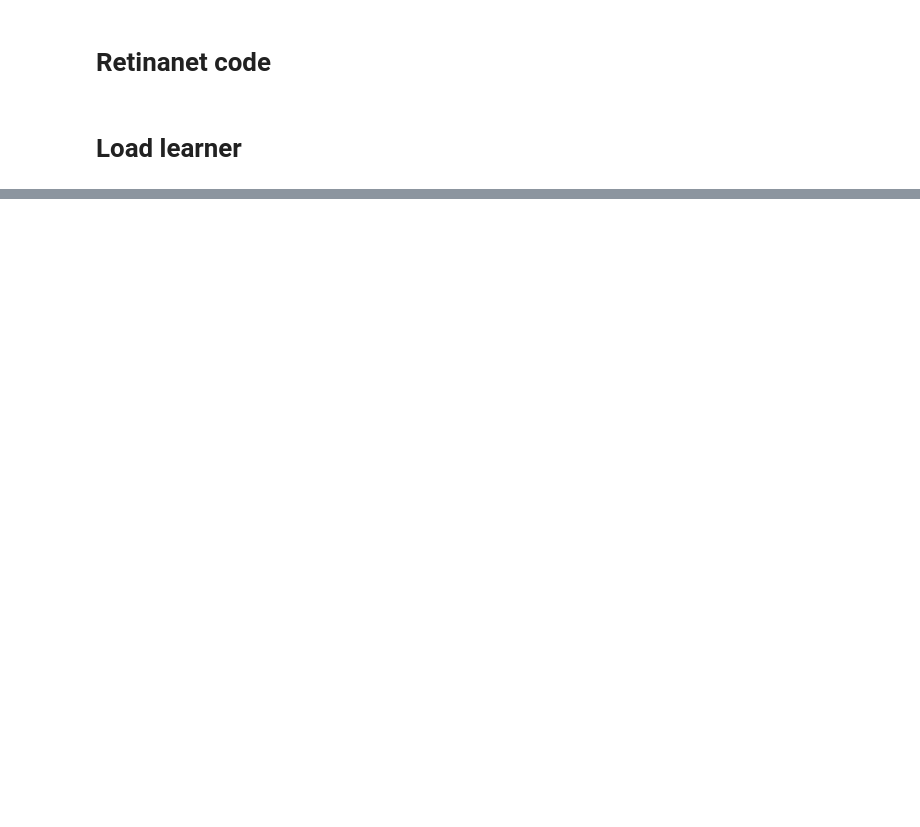
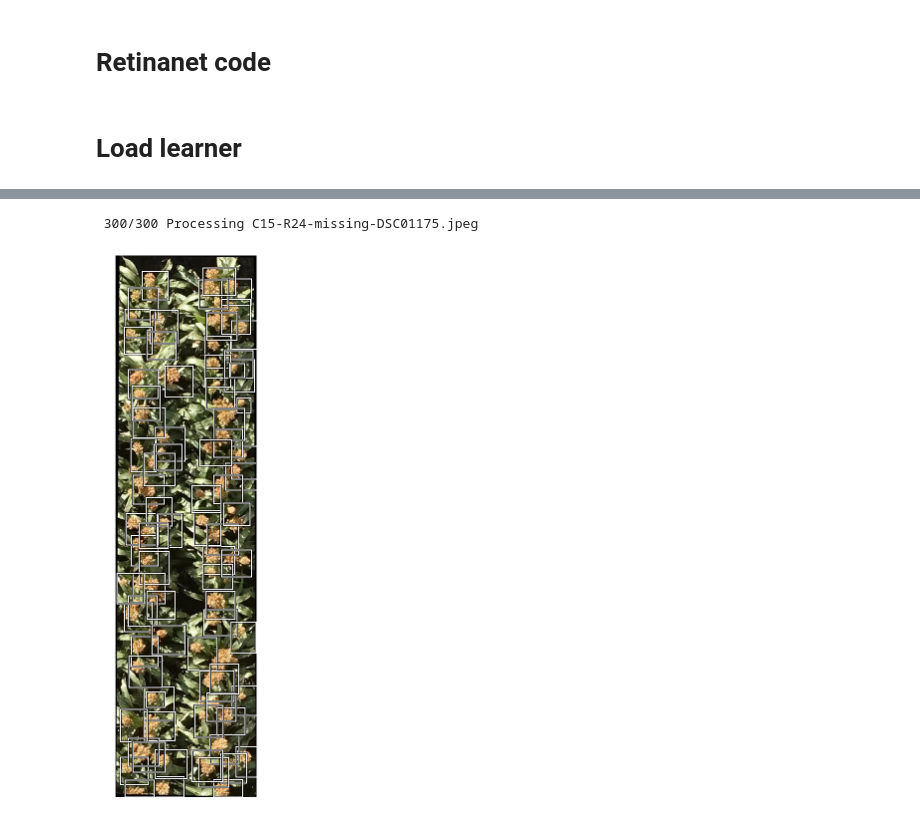
Before and after one commit to nik-hil/Sorghum_Head_Detection, a Jupyter notebook: codalab_submit.ipynb, the cells around one changed output, grey strips where cells are left out. Cells and saved outputs as stored; diff of their text form; code cells hidden in the pictures; blank space fills up the shorter version.

Commit message:
Result submission

```diff
--- a/codalab_submit.ipynb
+++ b/codalab_submit.ipynb
@@ -24,8 +28,10 @@ from fastai.callbacks.hooks import *
 path = Path("/content/drive/My Drive/data/sorghum_train_public")
 
 path_train = path/'train_labelled_images'
+# path_test = path/'test_images'  # FINAL RESULT
 path_test = path/'train_unlabelled_images'
 path_annot = path/'train_labelled_annotations'
+path_test_result = path/'test_result'
 # %% [markdown]
 # Retinanet code
 # %%
@@ -523,0 +587,31 @@ show_test_results(tlearn, oimg=img, classes=tlearn.data.classes, start=0, detect
+# %%
+write_test_result(tlearn)
+# %% [output]
+ 300/300 Processing C15-R24-missing-DSC01175.jpeg
+# %%
+def test_one(fi="C13-R37-G402-DSC01763"):
+    pth = path_test/(fi+".jpeg")
+    write_one_test_file(tlearn, pth, path_test_result)
+
+    pth = Path("/content/drive/My Drive/data/sorghum_train_public/test_result/")/(fi+".txt")
+    labels = []
+    images = []
+    with pth.open() as fhand:
+        box = []
+        cat = []
+        for line in fhand.readlines():
+            coord = line.strip().split(" ")[-4:]
+            coord = list(map(int, coord))
+            coord = [coord[0], coord[1], coord[2], coord[3]]
+            box.append(coord)
+            cat.append(0)
+        labels.append([box, cat])
+        images.append(pth.stem + ".jpeg")
+
+    img = open_image(path_test/images[0])
+    bbox = ImageBBox.create(*img.size, labels[0][0],classes=['0'])
+    img.show(figsize=(25,20), y=bbox)
+
+test_one("C13-R40-G405-DSC01887")
+# %% [output]
+[figure, added]
```
Also changed, not shown: parts of 6 cells of this notebook.
